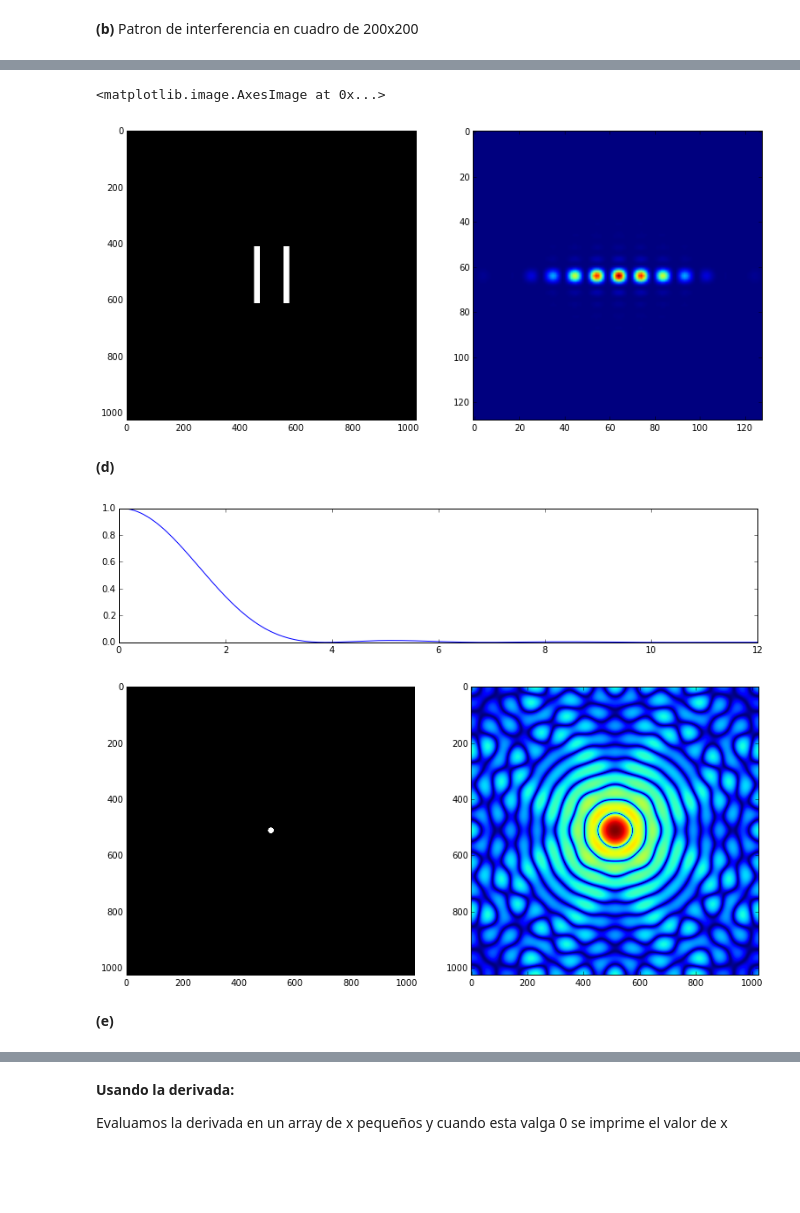
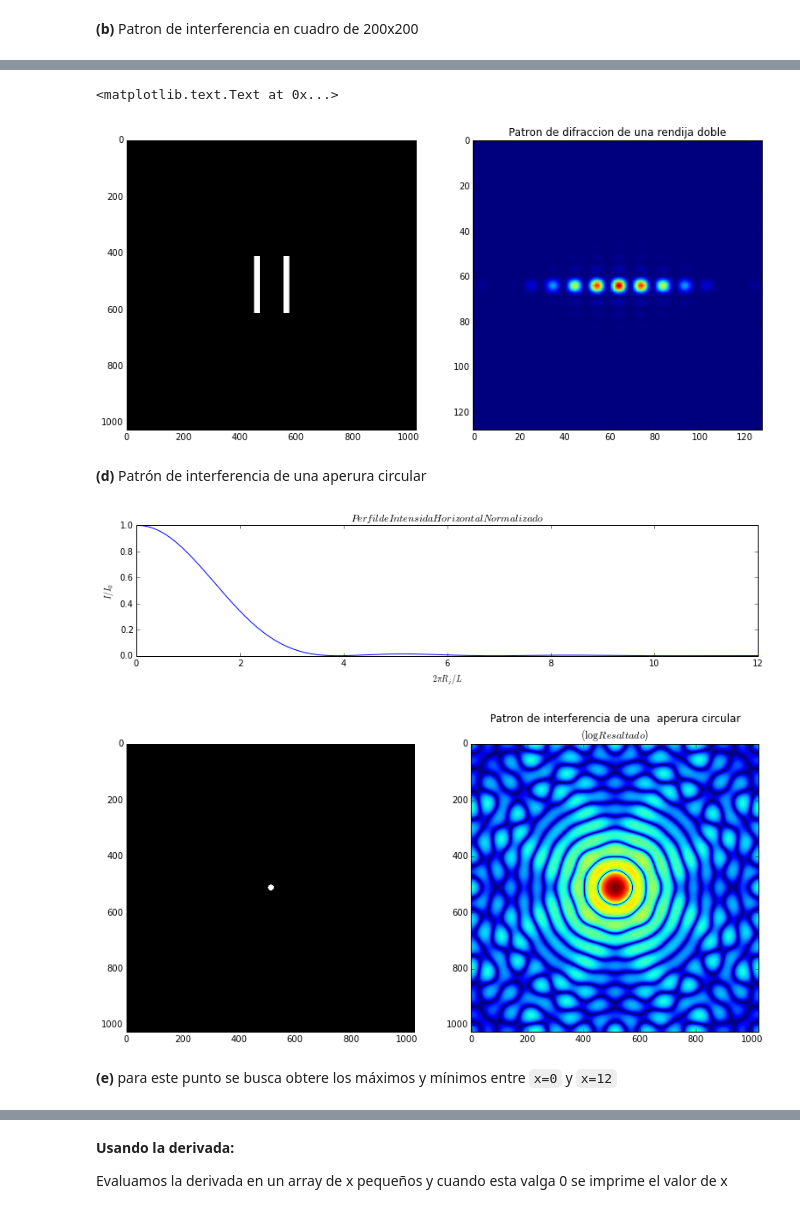
Before and after one commit to natalycr/MC, a Jupyter notebook: Tareas/HW4/HW4.ipynb, the cells around one changed output, grey strips where cells are left out. Saved outputs shown, nothing was run; the diff lists cells and outputs as text; code cells hidden in the pictures; blank space fills up the shorter version.

````diff
--- a/Tareas/HW4/HW4.ipynb
+++ b/Tareas/HW4/HW4.ipynb
@@ -59,61 +61,66 @@ espectro2=np.abs(w2)**2
 ax2 = fig3.add_subplot(122)
 paraPlot=espectro2[(centro - 64):(centro + 64),(centro - 64):(centro + 64)]
 ax2.imshow(paraPlot)
+ax2.set_title('Patron de difraccion de una rendija doble')
 # %% [output]
-<matplotlib.image.AxesImage at 0x...>
+<matplotlib.text.Text at 0x...>
-[figure, old version]
+[figure, new version]
-# %% [markdown]
-**(d)**
+# %% [markdown]
+**(d)**  Patrón de interferencia de una  aperura circular
 # %%
 zerosArray3=np.zeros((1024,1024))
 centro= len(zerosArray3)/2 #Centro del array
 
 #  circulo de radio 0.01 u
 
-r=len(zerosArray3)*0.01 # radio del circulo(punto) en entero aproxima por encima de .4
-r_2= r**2
+r=len(zerosArray3)*0.01 # radio del circulo(avertura)
+r_2= r**2 # el cuadrado del r para comparar en la ecuacion del  circulo y poder  pintarlo.
 
-# para  empesar de x,y una grilla de 2r x 2r
+# para  Pintar el circulo se revisa una grilla de 2r x 2r partiendo del centro-r hasta el centro+r tanto en v como en h
 
 for  i in range(int(centro-r-1),int(centro+r+2)):  #donde i,guarda la posición en x
-    for  k in range (int(centro-r-1),int(centro+r+2)):
-        cuadrados= (i-512)**2 + (k-512)**2
-        if cuadrados <= r_2:
-            zerosArray3[i,k]=1
+    for  k in range (int(centro-r-1),int(centro+r+2)): # donde k, guarda la posición en y
+        cuadrados= (i-512)**2 + (k-512)**2 # ecuacion del circulo con las posiciones actuales
+        if cuadrados <= r_2: # condicional
+            zerosArray3[i,k]=1 # pinta todolo que este dentro del circulo
 
 # transformada
 trans3=fft.fft2(zerosArray3)
 w3= fft.fftshift(trans3)
 
 # Para calcular el espectro de potencia 2D
 espectro3=np.abs(w3)**2
 paraPlot=espectro3
 
 
-fig5= plt.figure(figsize=(13,6))
+fig5= plt.figure(figsize=(13,6)) # plotea la grafica  de  intensidades normalizadas
 
-X=2*np.pi*0.01/1.*linspace(-512,512,1024)
-max_I=np.max(espectro3[512,:])
+X=2*np.pi*0.01/1.*linspace(-512,512,1024) # array de las nuevas x
+max_I=np.max(espectro3[512,:]) # maximo de intensidad
 
 ax1 = fig5.add_subplot(211)
-paraGraf=espectro3[512,:]/(max_I*1.0)
+paraGraf=espectro3[512,:]/(max_I*1.0) #se normaliza en amplitudes
 ax1.plot(X,paraGraf)
 ax1.set_xlim([0,12])
 ax1.set_ylim([0,1.])
+ax1.set_title('$Perfil  de  Intensida Horizontal Normalizado$')
+ax1.set_xlabel('$2 \pi R_j/L$')
+ax1.set_ylabel('$I/I_0 $')
 
 fig4=plt.figure(figsize=(13,8))
 ax1=fig4.add_subplot(121)
 ax1.imshow(zerosArray3, cmap=cm.Greys_r)
 
 ax2 = fig4.add_subplot(122)
 ax2.imshow(np.log(paraPlot+1))
+ax2.set_title('Patron de interferencia de una  aperura circular \n$ (\log  Resaltado)$')
 
 plt.show()
 # %% [output]
-[figure, old version]
+[figure, new version]
-[figure, old version]
+[figure, new version]
-# %% [markdown]
-**(e)**
+# %% [markdown]
+**(e)** para  este punto se  busca obtere los máximos y mínimos entre ```x=0``` y ```x=12```
 # %%
 fig=plt.figure(figsize=(13,7))
 ax=fig.add_subplot(111)
````
Also changed, not shown: parts of 6 cells of this notebook, 1 other file.
